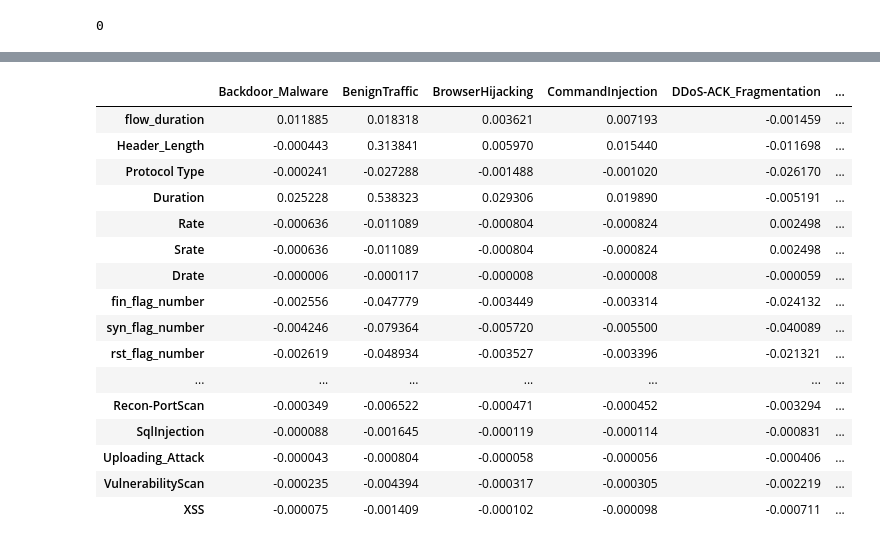
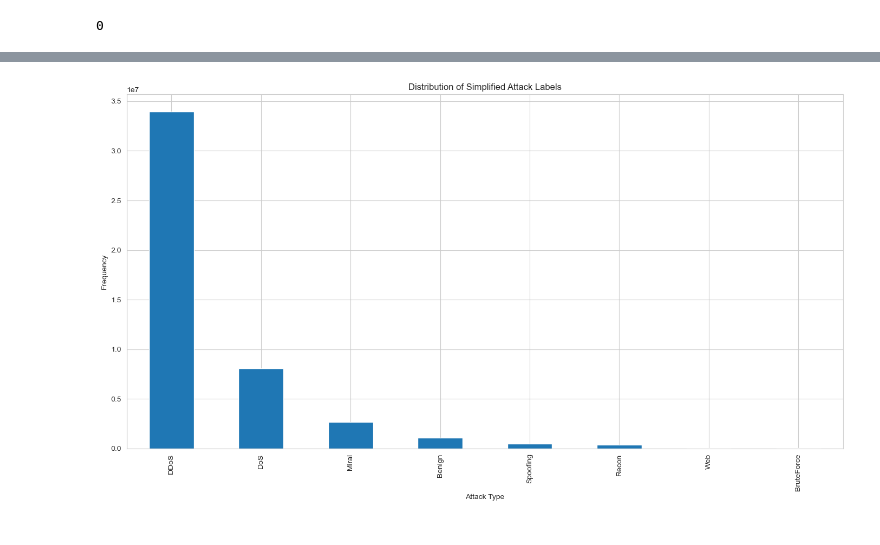
Before and after one commit to tadeodonegana/DDoS-attack-detection-with-ML, a Jupyter notebook: DDoS attack detection using Machine Learning techniques.ipynb, the cells around one changed output, grey strips where cells are left out. Drawn from its saved outputs; the diff is of its cells as text; code cells hidden in the pictures.

Commit message:
Correlation and normalization added

```diff
--- a/DDoS attack detection using Machine Learning techniques.ipynb
+++ b/DDoS attack detection using Machine Learning techniques.ipynb
@@ -93,8 +127,3 @@ df.describe()
 df.select_dtypes(exclude='number').columns
 # %% [output]
 Index(['label'], dtype='object')
-# %%
-# Use one hot encoding to transform categorical columns to numerical and concat them to the dataframe
-new_labels = pd.get_dummies(df['label'])
-df = pd.concat([df, new_labels], axis=1)
-df = df.drop(['label'], axis=1)
@@ -111,0 +191,19 @@ df.isnull().sum().sum()
+# %%
+#cuenta la frecuencia de cada etiqueta simplificada
+label_counts = df['label'].value_counts()
+
+# estilo
+sns.set_style("whitegrid")
+
+#crea el gráfico de barras para la distribución de etiquetas de ataques
+plt.figure(figsize=(14, 8))
+label_counts.plot(kind='bar')
+plt.title('Distribution of Simplified Attack Labels')
+plt.xlabel('Attack Type')
+plt.ylabel('Frequency')
+plt.xticks(rotation=90)
+plt.tight_layout()
+
+plt.show()
+# %% [output]
+[figure, added]
@@ -112,35 +213,3 @@ df.isnull().sum().sum()
 # %%
 # Correlation matrix
 corr = df.corr(numeric_only=True)
-# %%
-# Show correlation matrix only with label columns
-corr[['Backdoor_Malware', 'BenignTraffic', 'BrowserHijacking',
-       'CommandInjection', 'DDoS-ACK_Fragmentation', 'DDoS-HTTP_Flood',
-       'DDoS-ICMP_Flood', 'DDoS-ICMP_Fragmentation', 'DDoS-PSHACK_Flood',
-       'DDoS-RSTFINFlood', 'DDoS-SYN_Flood', 'DDoS-SlowLoris',
-       'DDoS-SynonymousIP_Flood', 'DDoS-TCP_Flood', 'DDoS-UDP_Flood',
-       'DDoS-UDP_Fragmentation', 'DNS_Spoofing', 'DictionaryBruteForce',
-       'DoS-HTTP_Flood', 'DoS-SYN_Flood', 'DoS-TCP_Flood', 'DoS-UDP_Flood',
-       'MITM-ArpSpoofing', 'Mirai-greeth_flood', 'Mirai-greip_flood',
-       'Mirai-udpplain', 'Recon-HostDiscovery', 'Recon-OSScan',
-       'Recon-PingSweep', 'Recon-PortScan', 'SqlInjection', 'Uploading_Attack',
-       'VulnerabilityScan', 'XSS'
-    ]]
-# %% [output]
-|  | Backdoor_Malware | BenignTraffic | BrowserHijacking | CommandInjection | DDoS-ACK_Fragmentation | ... |
-| flow_duration | 0.011885 | 0.018318 | 0.003621 | 0.007193 | -0.001459 | ... |
-| Header_Length | -0.000443 | 0.313841 | 0.005970 | 0.015440 | -0.011698 | ... |
-| Protocol Type | -0.000241 | -0.027288 | -0.001488 | -0.001020 | -0.026170 | ... |
-| Duration | 0.025228 | 0.538323 | 0.029306 | 0.019890 | -0.005191 | ... |
-| Rate | -0.000636 | -0.011089 | -0.000804 | -0.000824 | 0.002498 | ... |
-| Srate | -0.000636 | -0.011089 | -0.000804 | -0.000824 | 0.002498 | ... |
-| Drate | -0.000006 | -0.000117 | -0.000008 | -0.000008 | -0.000059 | ... |
-| fin_flag_number | -0.002556 | -0.047779 | -0.003449 | -0.003314 | -0.024132 | ... |
-| syn_flag_number | -0.004246 | -0.079364 | -0.005720 | -0.005500 | -0.040089 | ... |
-| rst_flag_number | -0.002619 | -0.048934 | -0.003527 | -0.003396 | -0.021321 | ... |
-| ... | ... | ... | ... | ... | ... | ... |
-| Recon-PortScan | -0.000349 | -0.006522 | -0.000471 | -0.000452 | -0.003294 | ... |
-| SqlInjection | -0.000088 | -0.001645 | -0.000119 | -0.000114 | -0.000831 | ... |
-| Uploading_Attack | -0.000043 | -0.000804 | -0.000058 | -0.000056 | -0.000406 | ... |
-| VulnerabilityScan | -0.000235 | -0.004394 | -0.000317 | -0.000305 | -0.002219 | ... |
-| XSS | -0.000075 | -0.001409 | -0.000102 | -0.000098 | -0.000711 | ... |
```
Also changed, not shown: parts of 19 cells of this notebook.
